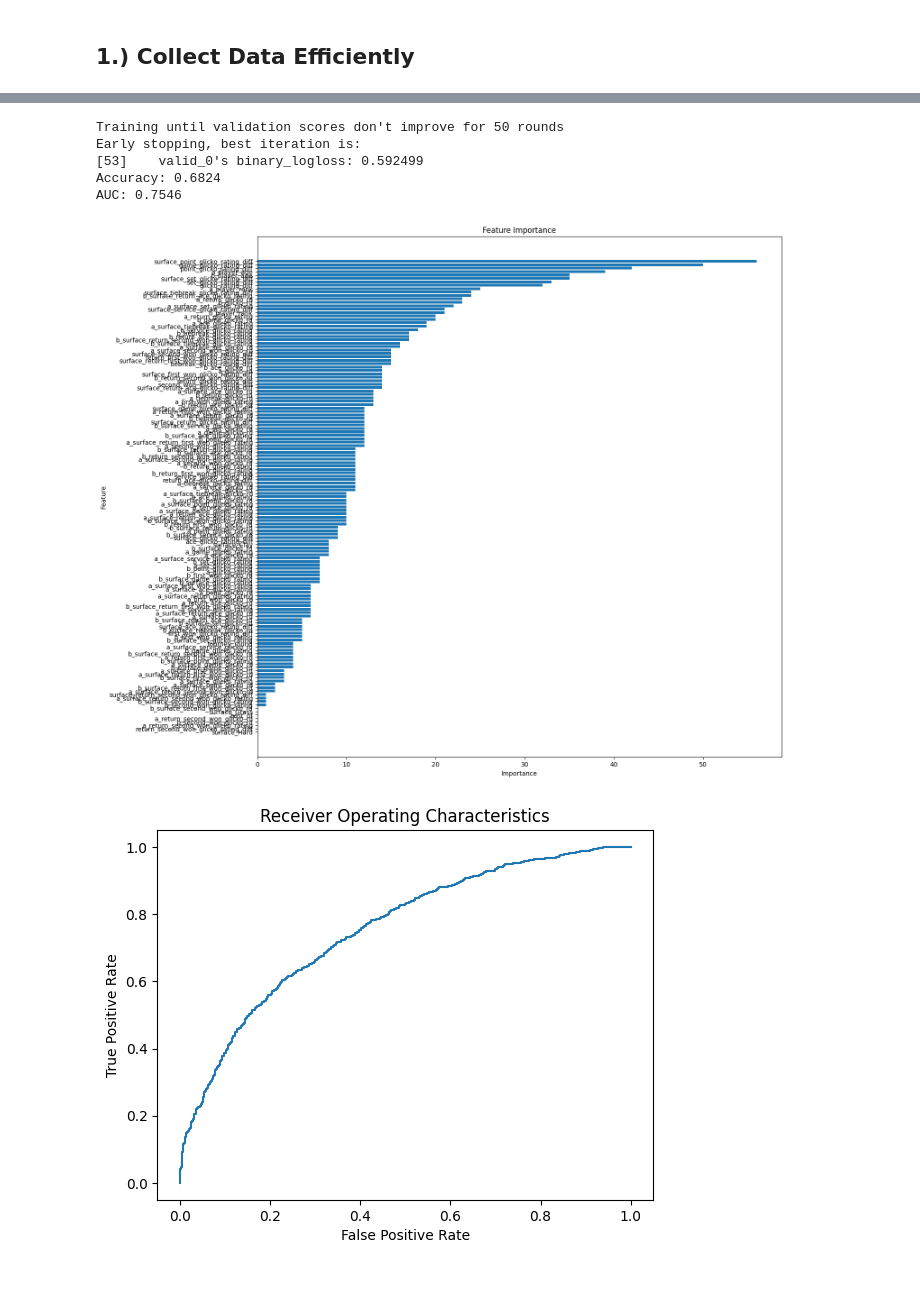
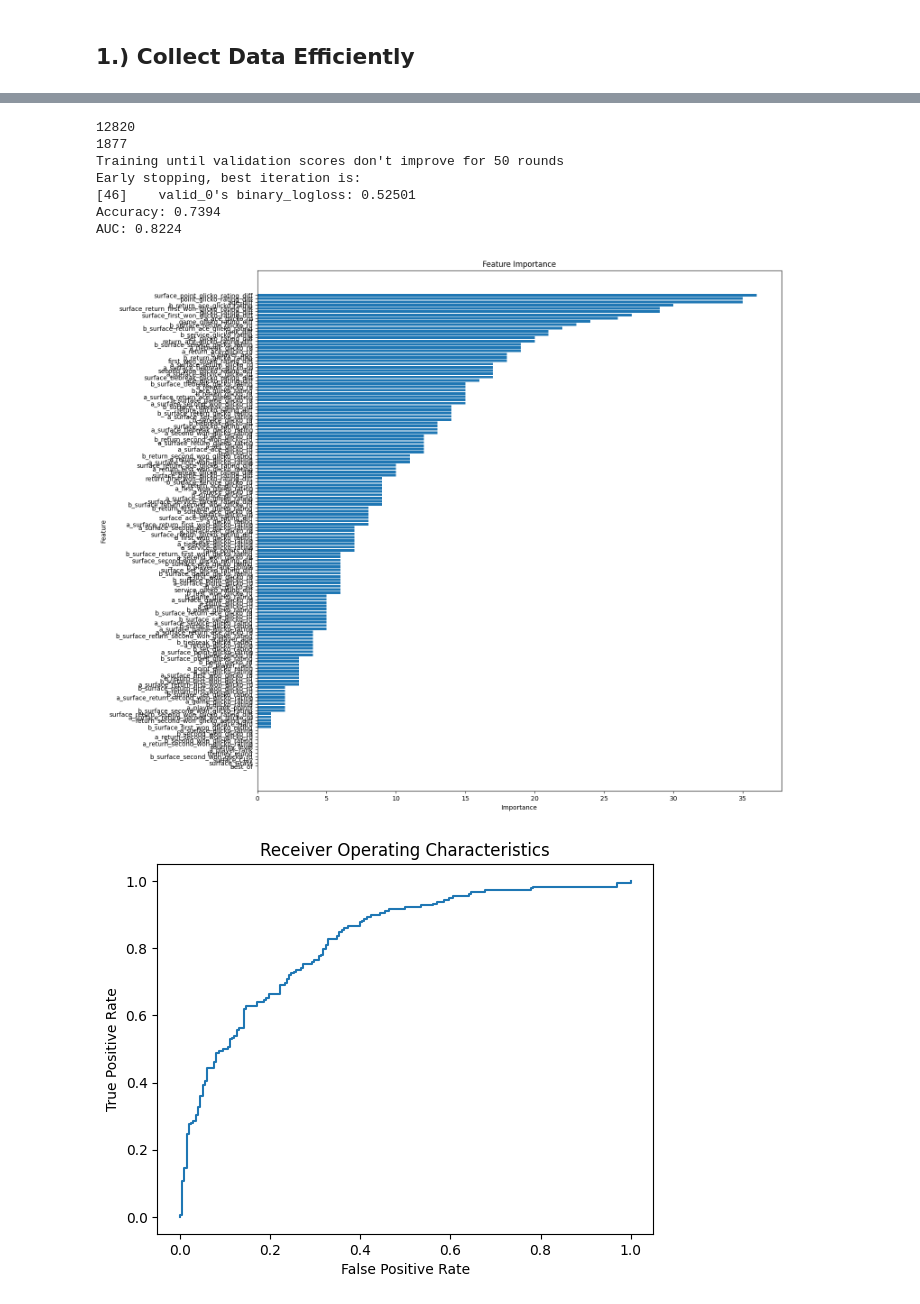
Before and after one commit to dsw225/TennisPredictionModel, a Jupyter notebook: breakpoint/analyzers/tennis_analyzer_lightGBM.ipynb, the cells around one changed output, grey strips where cells are left out. Drawn from its saved outputs; the diff is of its cells as text; code cells hidden in the pictures.

```diff
--- a/breakpoint/analyzers/tennis_analyzer_lightGBM.ipynb
+++ b/breakpoint/analyzers/tennis_analyzer_lightGBM.ipynb
@@ -51,7 +51,7 @@ from sklearn.decomposition import PCA
 
 # from render.models import *
 # %%
-start = '20120101'
+start = '20100101'
 end = '20231231'
 match_type = 'm'
 # %%
@@ -70,29 +70,29 @@ end_date = datetime.strptime(end, '%Y%m%d').date()
 #     ).order_by('tourney_date')
 
 # games = await sync_to_async(list)(query.all().values())
+
 RD_CUTOFF = 125
 
-df = pd.read_csv('../testcsvs/glickoUpdated.csv')
+df = pd.read_csv('../testcsvs/glickoUpdatedTest.csv')
 df['tourney_date'] = pd.to_datetime(df['tourney_date']).dt.date
 df = df[(df['tourney_date'] >= start_date) & (df['tourney_date'] <= end_date)]
 df = df[(df['a_surface_glicko_rd'] <= RD_CUTOFF) & (df['b_surface_glicko_rd'] <= RD_CUTOFF) & (df['a_glicko_rd'] <= RD_CUTOFF) & (df['b_glicko_rd'] <= RD_CUTOFF)]
 
-df = df.drop(['tourney_id','match_num', 'tourney_name', 'tourney_date', 'a_player_name', 'b_player_name', 'a_player_id', 'a_player_slug', 'b_player_id', 'b_player_slug', 'sets', 'games','tiebreaks'], axis=1)
+
+df = df.drop(['tourney_id', 'tourney_name', 'match_num', 'tourney_date', 'a_player_name', 'b_player_name', 'a_player_id', 'a_player_slug', 'b_player_id', 'b_player_slug', 'sets', 'games', 'tiebreaks'], axis=1)
 
 one_hot_encoder = OneHotEncoder(sparse_output=False)
 
 # One-Hot Encode the 'category_text' column
 category_encoded = one_hot_encoder.fit_transform(df[['surface']])
-print(one_hot_encoder.get_feature_names_out(['surface']))
 
 # Convert to DataFrame
 category_encoded_df = pd.DataFrame(category_encoded, columns=one_hot_encoder.get_feature_names_out(['surface']))
-
-df.drop('surface', axis=1, inplace=True)
 
 # Concatenate the one-hot encoded columns back to the original DataFrame
 df = pd.concat([df, category_encoded_df], axis=1)
 
 # Drop the original 'category_text' column
-# print(len(df))
+df.drop('surface', axis=1, inplace=True)
+print(len(df))
 # %% [output]
@@ -243,14 +243,17 @@ def evaluateModel(model, df_test, features):
 # %%
 # Data cleaning
 df = df.dropna()
-df = df[~(df == 0.5).any(axis=1)]
+# df = df[~(df == 0.5).any(axis=1)]
 # df = df.drop(df.columns[df.columns.str.contains('_rd')], axis=1)
+print(len(df))
 # df = df[(df['surface_Clay'] == 1.0)]
+df = df[(df['tourney_level'] == 6)]
 
 # Extract and manage odds columns
 odds_df = df[['a_odds', 'b_odds']].copy()
 odds_df['index'] = df.index
 df = df.drop(columns=['a_odds', 'b_odds'])
+print(len(df))
 
 
 # df = df[df.columns[df.columns.str.contains('surface') | df.columns.str.contains('a_b_win')]]
@@ -315,38 +318,40 @@ plt.show()
 # Optionally, save the model to a file
 model.save_model('lightgbm_model.txt')
 
 # Predict using LightGBM model
 y_pred = model.predict(X_test)
 
 # Ensure odds are correctly indexed
 odds_test = odds_df.loc[idx_test].values
 
 # Create DataFrame with predictions and actual values
 results_df = pd.DataFrame({
     'Actual': y_test,
     'Predicted': y_pred,
     'A_Odds': odds_test[:, 0],
     'B_Odds': odds_test[:, 1]
 })
 
 # Optionally save to CSV
 results_df.to_csv('predictions_with_odds.csv', index=False)
 
 # Plot ROC curve
 fpr, tpr, thresholds = roc_curve(y_test, y_pred)
 plt.plot(fpr, tpr)
 plt.title("Receiver Operating Characteristics")
 plt.xlabel("False Positive Rate")
 plt.ylabel("True Positive Rate")
 plt.show()
 # %% [output]
+12820
+1877
 Training until validation scores don't improve for 50 rounds
 Early stopping, best iteration is:
-[53]    valid_0's binary_logloss: 0.592499
-Accuracy: 0.6824
-AUC: 0.7546
+[46]    valid_0's binary_logloss: 0.52501
+Accuracy: 0.7394
+AUC: 0.8224
-[figure, old version]
+[figure, new version]
-[figure, old version]
+[figure, new version]
 # %%
 # Display the DataFrame
 # results_df.head()
```
Also changed, not shown: parts of 4 cells of this notebook, 14 other files.
